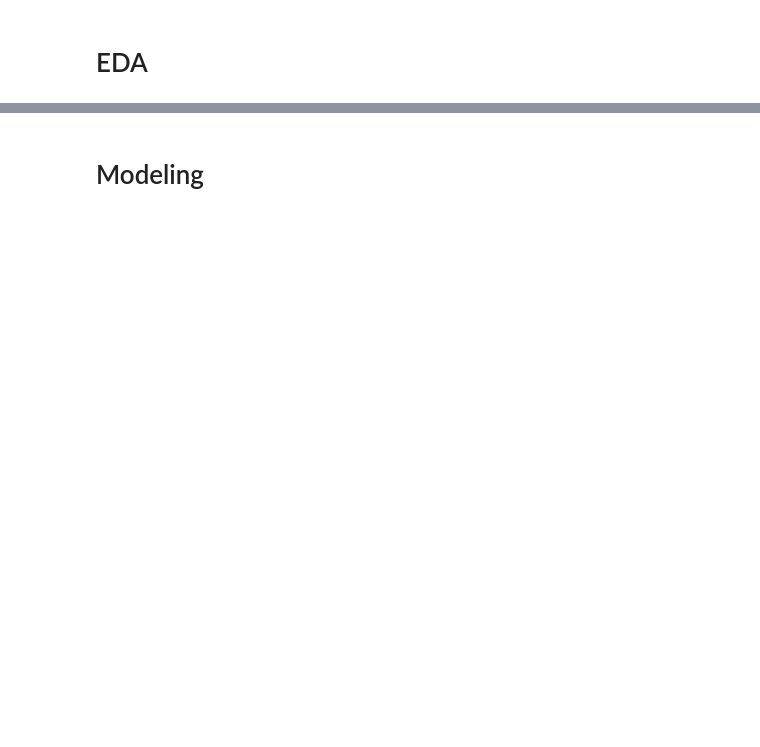
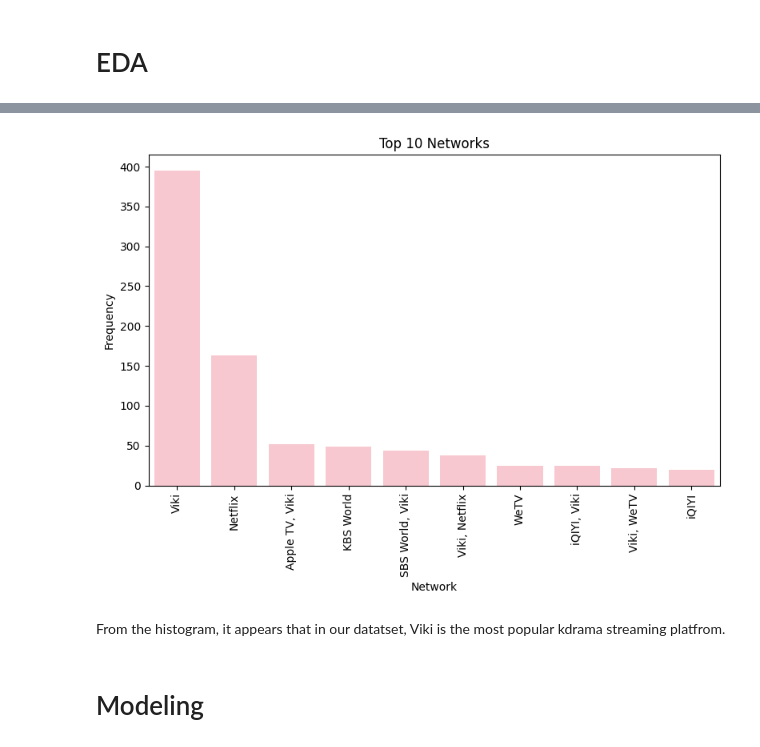
Before and after one commit to haniya-ali/KdramaRecommenderSystemProject, a Jupyter notebook: Kdrama Recommender System.ipynb, the cells around one changed output, grey strips where cells are left out. Saved outputs shown, nothing was run; the diff lists cells and outputs as text; code cells hidden in the pictures; blank space fills up the shorter version.

```diff
--- a/Kdrama Recommender System.ipynb
+++ b/Kdrama Recommender System.ipynb
@@ -30,2 +252,17 @@ kdrama_data
+# %%
+top_n = 10
+top_networks = kdrama_data_fixed['Network'].value_counts().nlargest(top_n)
+plt.figure(figsize=(8, 6))
+sns.barplot(x=top_networks.index, y=top_networks.values, color='pink')
+plt.xticks(rotation=90)
+plt.xlabel('Network')
+plt.ylabel('Frequency')
+plt.title(f'Top {top_n} Networks')
+plt.tight_layout()
+plt.show()
+# %% [output]
+[figure, added]
+# %% [markdown]
+From the histogram, it appears that in our datatset, Viki is the most popular kdrama streaming platfrom.
 # %% [markdown]
 # Modeling
```
Also changed, not shown: parts of 43 cells of this notebook.
